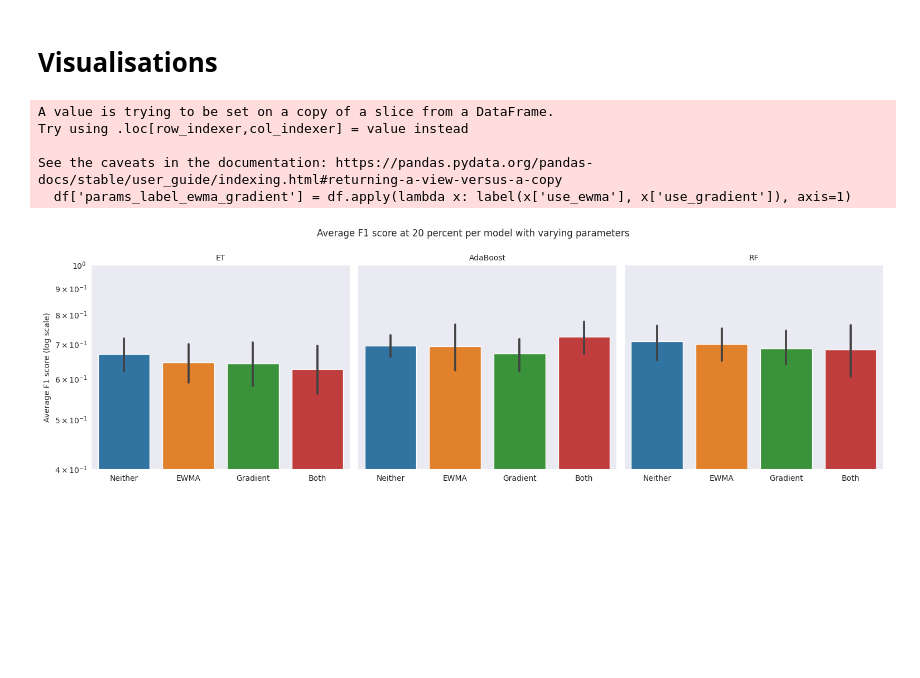
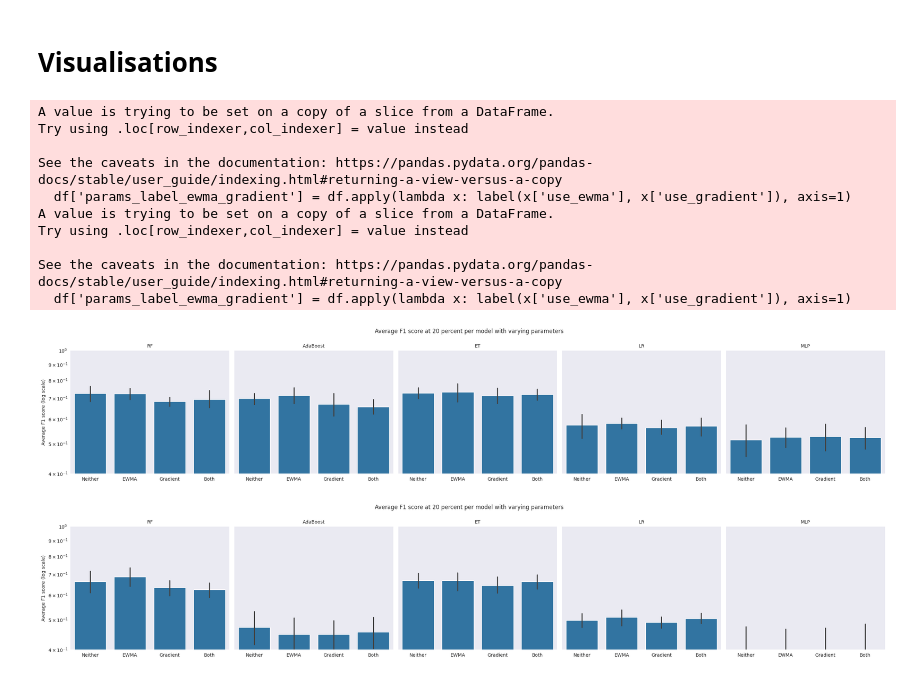
Before and after one commit to IDMP-B-2022/done-soon, a Jupyter notebook: notebooks/analysis.ipynb, the cells around one changed output. Drawn from its saved outputs; the diff is of its cells as text; code cells hidden in the pictures; blank space fills up the shorter version.

Commit message:
Update analysis notebook to include hyperparameter tuning

```diff
--- a/notebooks/analysis.ipynb
+++ b/notebooks/analysis.ipynb
@@ -7,29 +8,37 @@ import pandas as pd
 import seaborn
 # %%
 def parse_files(root_path):
-    files = root_path.joinpath("./outputs").glob("*.json")
+    files = root_path.joinpath("./outputs-reuben-lag-5").glob("*.json")
     f1_results = []
     per_problem_results = []
 
     for file in files:
 
         file_data = json.loads(file.read_text())
+        if not 'hyperparameters' in file_data:
+            continue
+
         original_target = root_path.joinpath(file_data["original_target"])
         original_dict = json.loads(Path(original_target).read_text())
 
         f1_scores = file_data['f1_scores']
 
+        hash_dict = lambda d: hashlib.sha256(json.dumps(d, sort_keys=True).encode()).hexdigest()
+
         for problem in file_data['per_problem'].keys():
-
             perf_per_fold = file_data['per_problem'][problem]
             for fold_performance in perf_per_fold:
-                perf_per_fold = {**fold_performance, **original_dict, 'problem': problem}
+                perf_per_fold = {**fold_performance, **original_dict, 'problem': problem,
+                                 'hyperparameters': file_data['hyperparameters'],
+                                 'hyperparameter_hash': hash_dict(file_data['hyperparameters'])}
                 per_problem_results += [perf_per_fold]
 
         for fold, score in enumerate(f1_scores):
             results_dict = {
                 "f1": score,
                 "fold": fold,
+                'hyperparameters': file_data['hyperparameters'],
+                'hyperparameter_hash': hash_dict(file_data['hyperparameters'])
             }
 
             results_dict = {**results_dict, **original_dict}
@@ -45,0 +87,18 @@ data, per_problem = parse_files(Path('./analysis'))
+# %%
+def select_hyperparameters(df, best=True):
+    grouped = df.groupby(['percentage', 'model', 'use_ewma', 'use_gradient', 'hyperparameter_hash'])[
+        'f1'].mean().reset_index()
+    resulting_f1 = grouped.groupby(['percentage', 'model', 'use_ewma', 'use_gradient'])['f1'].idxmax() if best else \
+        grouped.groupby(['percentage', 'model', 'use_ewma', 'use_gradient'])['f1'].idxmin()
+
+    max_f1_rows = grouped.loc[resulting_f1]
+
+    result_df = pd.merge(df, max_f1_rows[['percentage', 'model', 'use_ewma', 'use_gradient', 'hyperparameter_hash']],
+                         on=['percentage', 'model', 'use_ewma', 'use_gradient', 'hyperparameter_hash'],
+                         how='inner')
+
+    return result_df
+
+
+best_selected_models = select_hyperparameters(data)
+worst_selected_models = select_hyperparameters(data, best=False)
@@ -62,35 +154,42 @@ def label_ewma_and_gradients(df):
 # %%
 def plot_average_performance_at_x_percent(data_df, x):
     at_x_percent = data_df[data_df['percentage'] == x]
-    trees_only = at_x_percent[at_x_percent['model'].isin(['RF', 'AdaBoost', 'ET'])]
+    trees_only = at_x_percent[at_x_percent['model'].isin(['RF', 'AdaBoost', 'ET', 'LR', 'MLP'])]
     labels_added = label_ewma_and_gradients(trees_only)
 
     # print(trees_only)
-    g = seaborn.catplot(data=labels_added, errorbar=('ci', 90), x='params_label_ewma_gradient', y='f1', col='model',
+    g = seaborn.catplot(data=labels_added, errorbar=('ci', 90), x='params_label_ewma_gradient', y='f1', col='model', col_order=['RF', 'AdaBoost', 'ET', 'LR', 'MLP'],
                         kind='bar', order=['Neither', 'EWMA', 'Gradient', 'Both'])
     for ax in g.axes.flat:
         ax.set(yscale="log")
 
     plt.ylim(0.4, 1)
     g.set_axis_labels("", "Average F1 score (log scale)")
     g.set_titles("{col_name}")
     g.despine(left=True)
 
     plt.suptitle(f"Average F1 score at {x} percent per model with varying parameters")
     plt.subplots_adjust(top=0.85)
 
     # Show the plot
-    plt.show()
 
 
-plot_average_performance_at_x_percent(data, 20)
+plot_average_performance_at_x_percent(best_selected_models, 20)
+plot_average_performance_at_x_percent(worst_selected_models, 20)
+plt.show()
 # %% [output]
 A value is trying to be set on a copy of a slice from a DataFrame.
 Try using .loc[row_indexer,col_indexer] = value instead
 
 See the caveats in the documentation: https://pandas.pydata.org/pandas-docs/stable/user_guide/indexing.html#returning-a-view-versus-a-copy
   df['params_label_ewma_gradient'] = df.apply(lambda x: label(x['use_ewma'], x['use_gradient']), axis=1)
+A value is trying to be set on a copy of a slice from a DataFrame.
+Try using .loc[row_indexer,col_indexer] = value instead
+
+See the caveats in the documentation: https://pandas.pydata.org/pandas-docs/stable/user_guide/indexing.html#returning-a-view-versus-a-copy
+  df['params_label_ewma_gradient'] = df.apply(lambda x: label(x['use_ewma'], x['use_gradient']), axis=1)
-[figure, old version]
+[figure, new version]
+[figure, added]
 # %%
 def plot_average_performance_between_percentages_inclusive(data_df, model, min_p, max_p):
     model_only = data_df[data_df['model'] == model]
```
Also changed, not shown: parts of 8 cells of this notebook.
